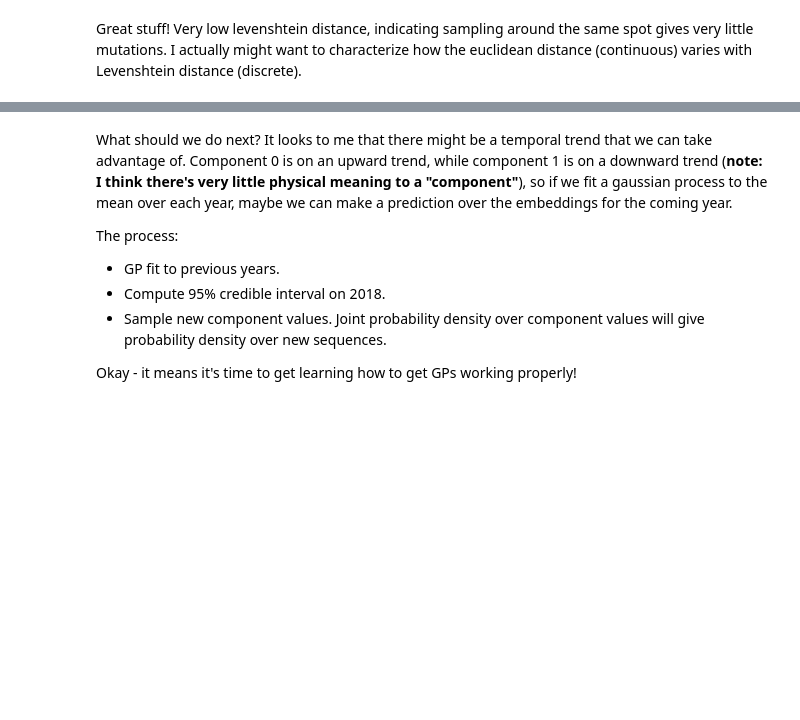
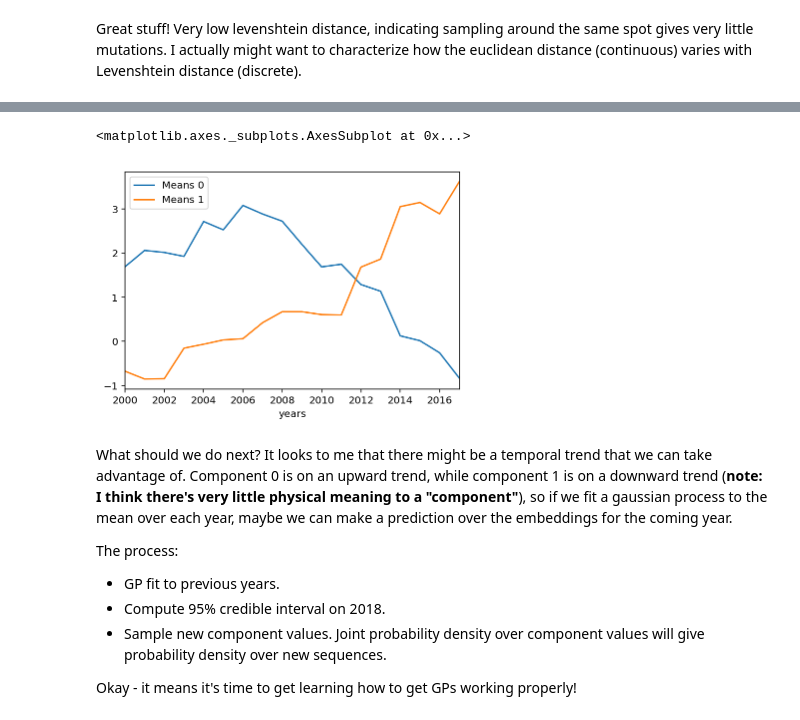
Before and after one commit to ericmjl/autoencoders, a Jupyter notebook: keras-sequence-autoencoder.ipynb, the cells around one changed output, grey strips where cells are left out. Drawn from its saved outputs; the diff is of its cells as text; code cells hidden in the pictures; blank space fills up the shorter version.

```diff
--- a/keras-sequence-autoencoder.ipynb
+++ b/keras-sequence-autoencoder.ipynb
@@ -395,3 +396,8 @@ df.groupby('years').mean().plot(ax=plt.gca())
+# %%
+df.groupby('years').median().plot()
+# %% [output]
+<matplotlib.axes._subplots.AxesSubplot at 0x...>
+[figure, added]
 # %% [markdown]
 What should we do next? It looks to me that there might be a temporal trend that we can take advantage of. Component 0 is on an upward trend, while component 1 is on a downward trend (**note: I think there's very little physical meaning to a "component"**), so if we fit a gaussian process to the mean over each year, maybe we can make a prediction over the embeddings for the coming year.
 
```
Also changed, not shown: parts of 12 cells of this notebook, 3 other files.
